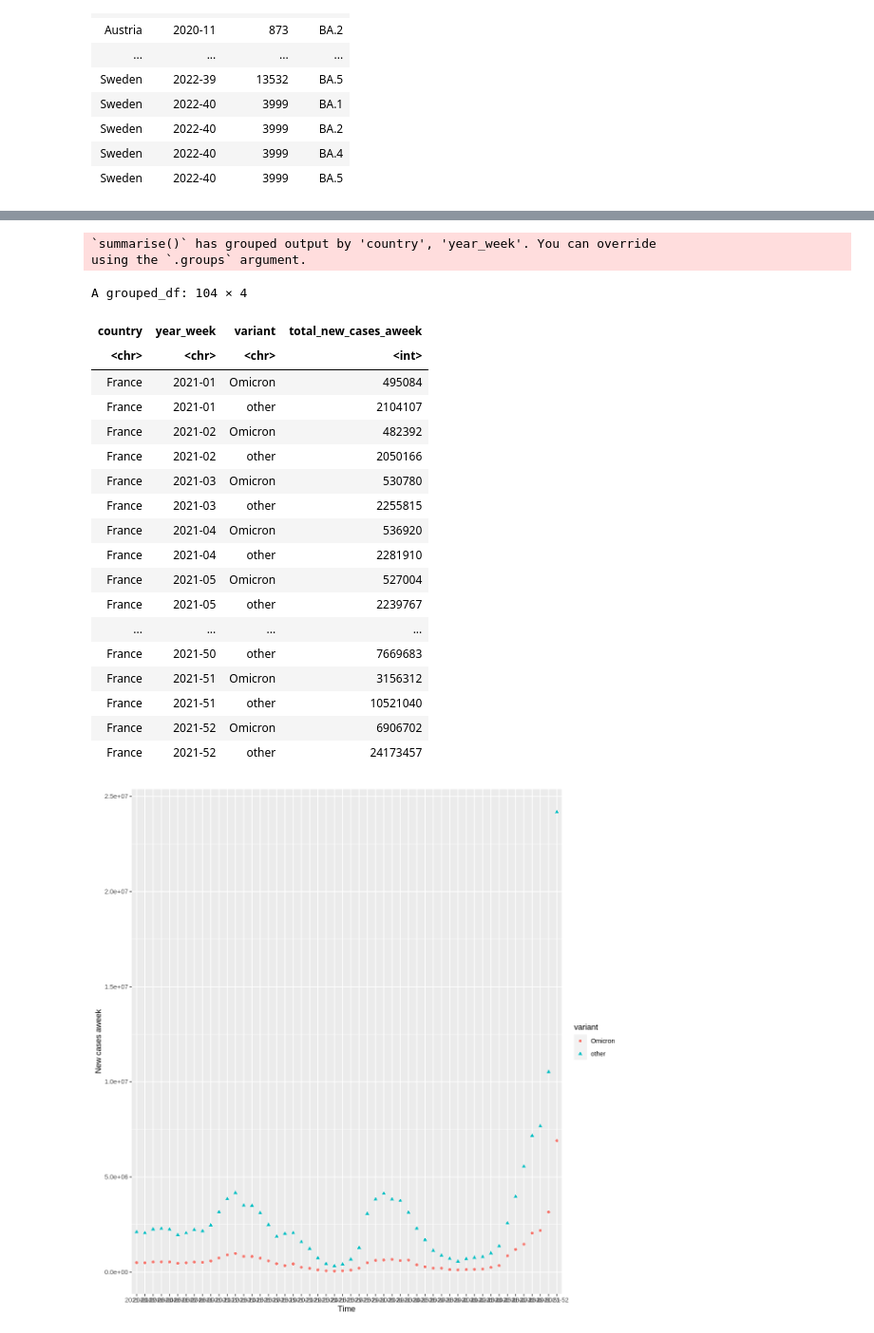
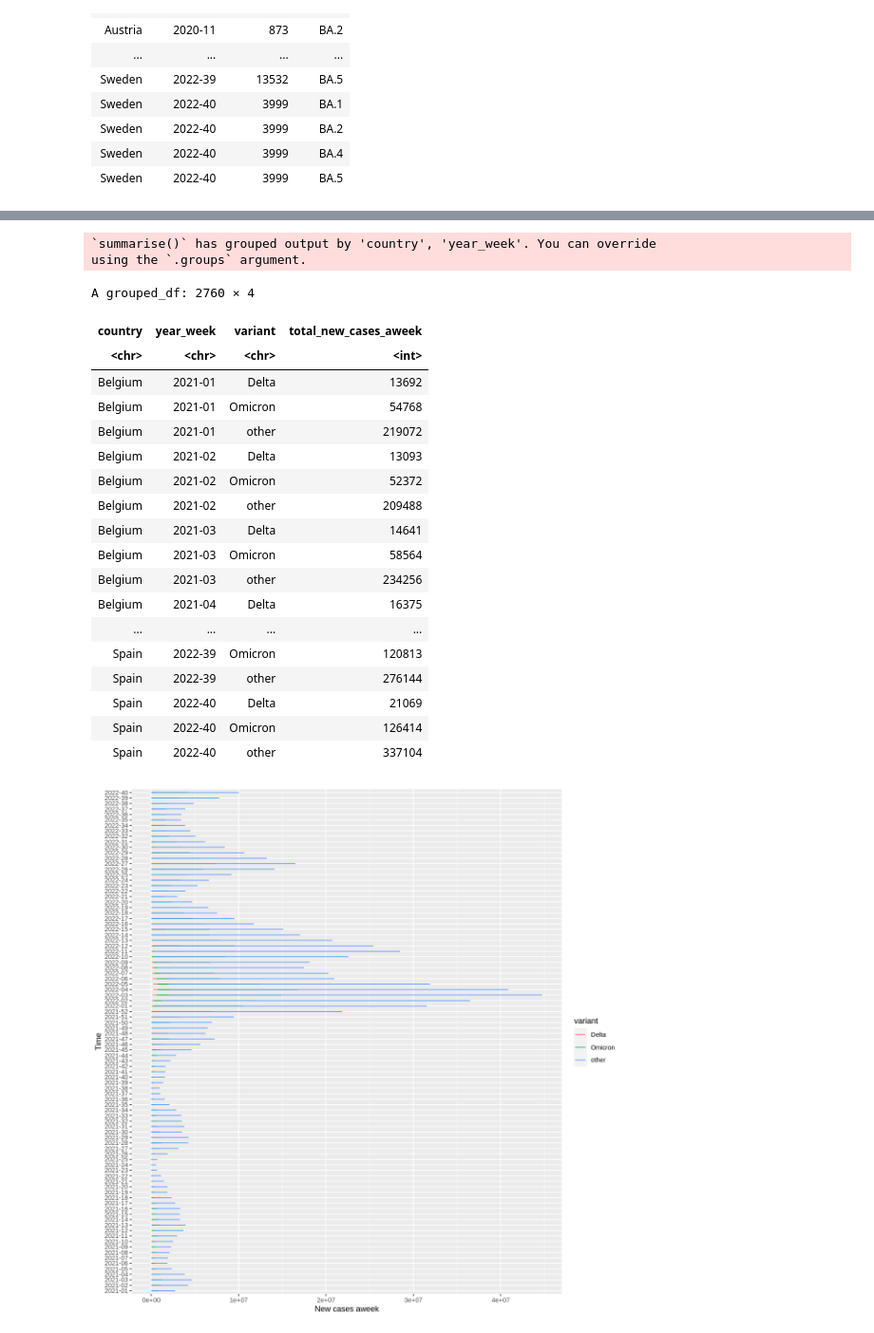
Before and after one commit to DanielHuangjiakang/Bird_Bone_Classification-DSCI100GroupProject, a Jupyter notebook: Data sci 100 group_128.ipynb, the cells around one changed output, grey strips where cells are left out. Shown at 95% size. Cells and saved outputs as stored; diff of their text form; code cells hidden in the pictures.

Commit message:
data sci100
1

```diff
--- a/Data sci 100 group_128.ipynb
+++ b/Data sci 100 group_128.ipynb
@@ -75,6 +86,6 @@ A data.frame: 19467 × 4
 | Sweden | 2022-40 | 3999 | BA.5 |
 # %%
 covid_data_step2 <- covid_data_step0 |>
-     filter(substr(year_week, 1, 4) == "2021")
+     filter(substr(year_week, 1, 4) == "2021" | substr(year_week, 1, 4) == "2022")
 covid_data_step2
 # %% [output]
@@ -149,7 +187,10 @@ A data.frame: 12561 × 4
 # %%
 # rename the B.1.1.529, BA.1, BA.1.1, BA.2, BA.3, BA.4 and BA.5  to Omicron
+# rename the B.1.617.2 to Delta
 covid_data_step4 <- covid_data_top10 |>
      mutate(variant=ifelse(variant == "B.1.1.529" |variant == "BA.1"|variant == "BA.1.1"|variant == "BA.2"
                            |variant == "BA.3"|variant == "BA.4"|variant == "BA.5","Omicron",variant))
-covid_data_step4
+covid_data_step5 <- covid_data_step4 |>
+    mutate(variant=ifelse(variant == "B.1.617.2","Delta",variant))
+covid_data_step5
 # %% [output]
@@ -175,6 +216,6 @@ A data.frame: 12561 × 4
 # %%
 #rename the other variant into Other
-covid_data_step5 <- covid_data_step4 |>
-     mutate(variant=ifelse(variant != "Omicron","other",variant))
-covid_data_step5
+covid_data_step6 <- covid_data_step5 |>
+     mutate(variant=ifelse(variant != "Omicron" & variant != "Delta", "other",variant))
+covid_data_step6
 # %% [output]
@@ -200,38 +241,38 @@ A data.frame: 12561 × 4
 # %%
-covid_data_step6 <- covid_data_step5 |>
+covid_data_step7 <- covid_data_step6 |>
     group_by(country, year_week, variant) |>
-    summarize(total_new_cases_aweek = sum(new_cases)) |>
-    filter(country == "France")
-covid_data_step6
+    summarize(total_new_cases_aweek = sum(new_cases))
+covid_data_step7
 # %% [output]
 `summarise()` has grouped output by 'country', 'year_week'. You can override
 using the `.groups` argument.
-A grouped_df: 104 × 4
+A grouped_df: 2760 × 4
 | country | year_week | variant | total_new_cases_aweek |
 | <chr> | <chr> | <chr> | <int> |
-| France | 2021-01 | Omicron | 495084 |
-| France | 2021-01 | other | 2104107 |
-| France | 2021-02 | Omicron | 482392 |
-| France | 2021-02 | other | 2050166 |
-| France | 2021-03 | Omicron | 530780 |
-| France | 2021-03 | other | 2255815 |
-| France | 2021-04 | Omicron | 536920 |
-| France | 2021-04 | other | 2281910 |
-| France | 2021-05 | Omicron | 527004 |
-| France | 2021-05 | other | 2239767 |
+| Belgium | 2021-01 | Delta | 13692 |
+| Belgium | 2021-01 | Omicron | 54768 |
+| Belgium | 2021-01 | other | 219072 |
+| Belgium | 2021-02 | Delta | 13093 |
+| Belgium | 2021-02 | Omicron | 52372 |
+| Belgium | 2021-02 | other | 209488 |
+| Belgium | 2021-03 | Delta | 14641 |
+| Belgium | 2021-03 | Omicron | 58564 |
+| Belgium | 2021-03 | other | 234256 |
+| Belgium | 2021-04 | Delta | 16375 |
 | ... | ... | ... | ... |
-| France | 2021-50 | other | 7669683 |
-| France | 2021-51 | Omicron | 3156312 |
-| France | 2021-51 | other | 10521040 |
-| France | 2021-52 | Omicron | 6906702 |
-| France | 2021-52 | other | 24173457 |
+| Spain | 2022-39 | Omicron | 120813 |
+| Spain | 2022-39 | other | 276144 |
+| Spain | 2022-40 | Delta | 21069 |
+| Spain | 2022-40 | Omicron | 126414 |
+| Spain | 2022-40 | other | 337104 |
 # %%
 options(repr.plot.width = 10, repr.plot.height = 10)
-covid_data_scrapter <-  covid_data_step6 |>
-    ggplot(aes(x = year_week, y = total_new_cases_aweek, color = variant, shape = variant)) +
-        geom_point() +
-        labs(x = "Time", y = "New cases aweek", color = "variant")
+covid_data_scrapter <-  covid_data_step7 |>
+    ggplot(aes(y = year_week, x = total_new_cases_aweek, color = variant, shape = variant)) +
+        geom_line() +
+        labs(y = "Time", x = "New cases aweek", color = "variant")
+
 
 covid_data_scrapter
 # %% [output]
-[figure, old version]
+[figure, new version]
```
Also changed, not shown: parts of 7 cells of this notebook.
